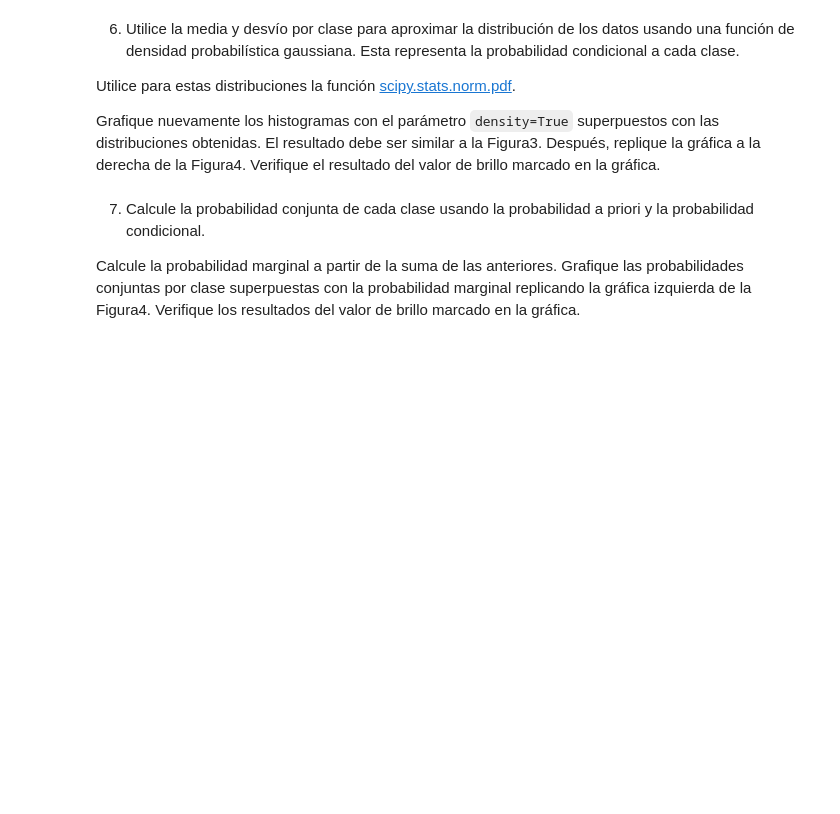
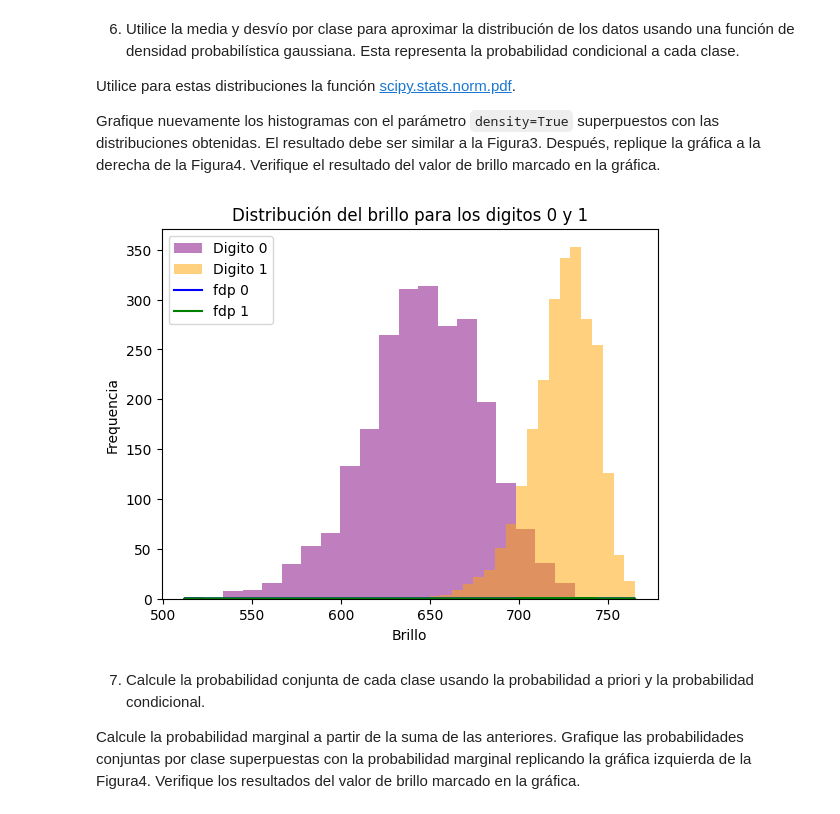
Before and after one commit to DinoMondino/IA, a Jupyter notebook: _5_Bayes-AD/NaiveBayes.ipynb, the cells around one changed output. Saved outputs shown, nothing was run; the diff lists cells and outputs as text; code cells hidden in the pictures; blank space fills up the shorter version.

```diff
--- a/_5_Bayes-AD/NaiveBayes.ipynb
+++ b/_5_Bayes-AD/NaiveBayes.ipynb
@@ -154,2 +194,11 @@ Grafique la distribución del brillo global para cada clase (dígito 0 y dígito
 # %% [markdown]
 5. Calcule la probabilidad a priori para cada clase a partir del conjunto de datos de entrenamiento. También obtenga la media y el desvío estándar de los datos para cada clase.
+# %%
+probabilidades_priori = y_train.value_counts(normalize=True)
+
+estadisticos0 = pd.DataFrame(X_train_brillo[y_train == 0]).agg(['mean', 'std'])
+estadisticos1 = pd.DataFrame(X_train_brillo[y_train == 1]).agg(['mean', 'std'])
+
+print(probabilidades_priori)
+print(estadisticos0)
+print(estadisticos1)
@@ -159,6 +219,26 @@ Grafique la distribución del brillo global para cada clase (dígito 0 y dígito
 Utilice para estas distribuciones la función [scipy.stats.norm.pdf](https://docs.scipy.org/doc/scipy/reference/generated/scipy.stats.norm.html).
 
 Grafique nuevamente los histogramas con el parámetro `density=True` superpuestos con las distribuciones obtenidas. El resultado debe ser similar a la Figura3. Después, replique la gráfica a la derecha de la Figura4. Verifique el resultado del valor de brillo marcado en la gráfica.
+# %%
+from scipy.stats import norm
+
+mean0, std0 = estadisticos0.loc['mean'], estadisticos0.loc['std']
+mean1, std1 = estadisticos1.loc['mean'], estadisticos1.loc['std']
+
+fpd_clase0 = norm.pdf(X_train_brillo, loc=mean0, scale=std0)
+fpd_clase1 = norm.pdf(X_train_brillo, loc=mean1, scale=std1)
+# %%
+plt.hist(X_train_brillo[y_train == 0], bins=20, alpha=0.5, label='Digito 0', color='purple')
+plt.hist(X_train_brillo[y_train == 1], bins=20, alpha=0.5, label='Digito 1', color='orange')
+plt.plot(X_train_brillo, fpd_clase0, color='blue', label='fdp 0')
+plt.plot(X_train_brillo, fpd_clase1, color='green', label='fdp 1')
+plt.xlabel('Brillo')
+plt.ylabel('Frequencia')
+plt.legend()
+plt.title('Distribución del brillo para los digitos 0 y 1')
+plt.show()
+# %% [output]
+[figure, added]
 # %% [markdown]
 7. Calcule la probabilidad conjunta de cada clase usando la probabilidad a priori y la probabilidad condicional.
 
```
Also changed, not shown: parts of 8 cells of this notebook.
